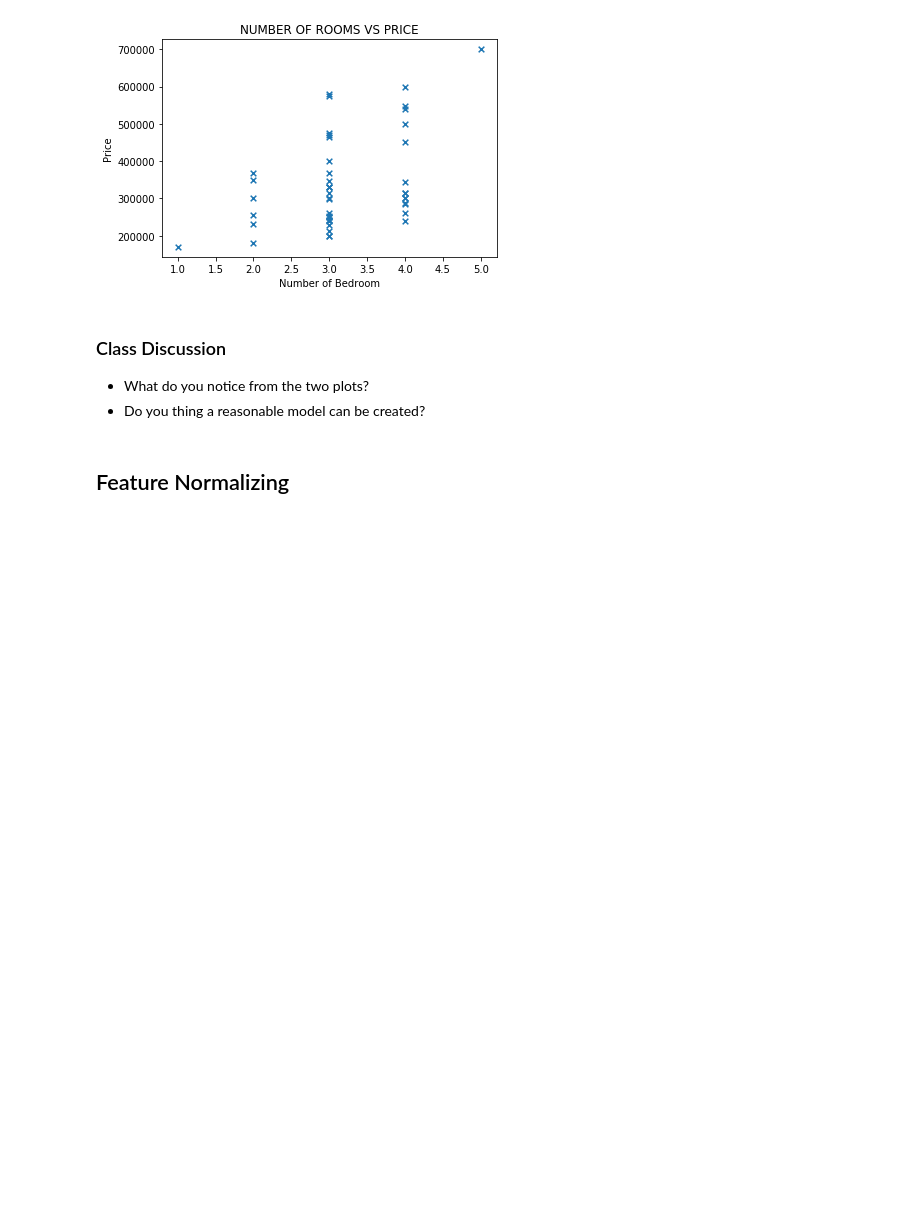
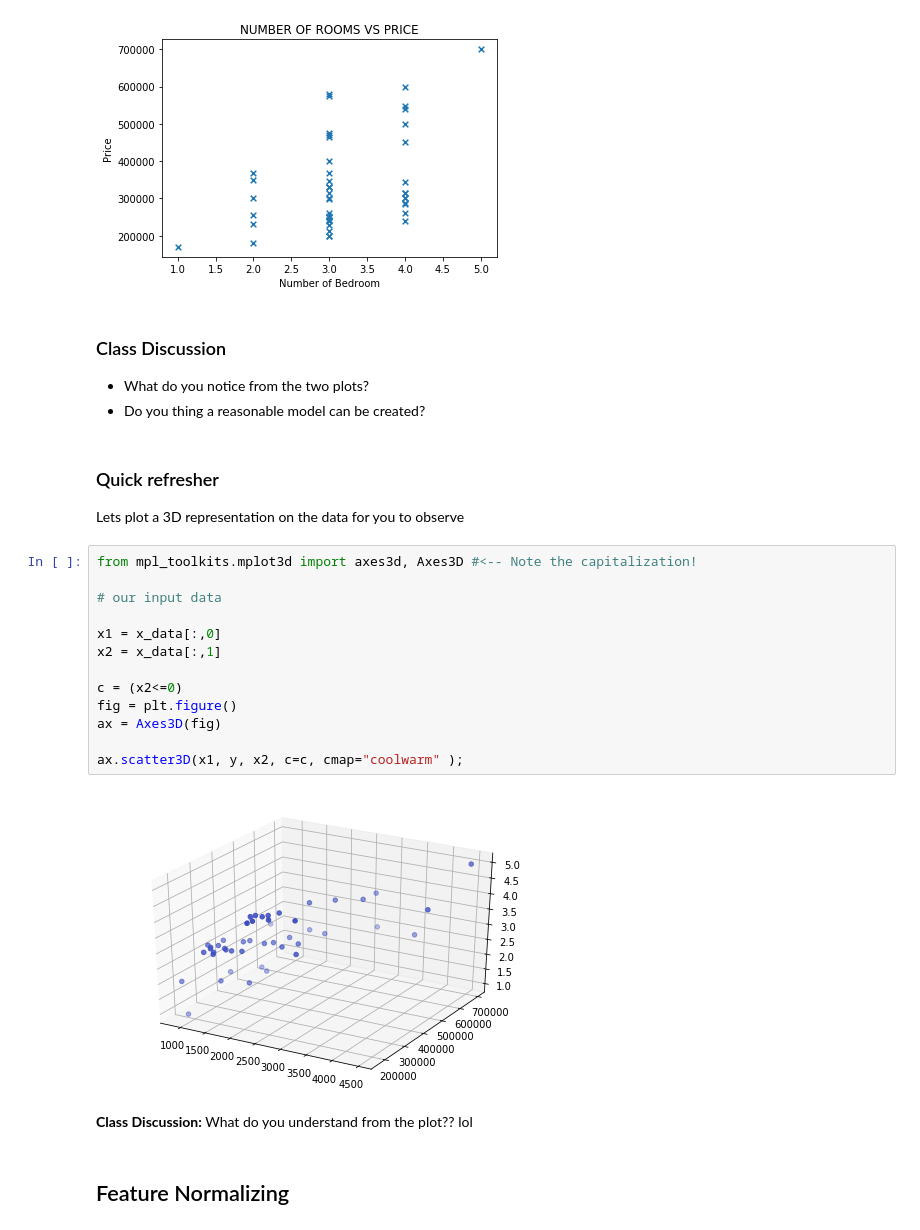
Before and after one commit to kennydukor/Lecture-Notebooks-For-AI-Saturday-Lagos, a Jupyter notebook: WEEK 7/Multi variable.ipynb, the cells around one changed output. Drawn from its saved outputs; the diff is of its cells as text; blank space fills up the shorter version.

```diff
--- a/WEEK 7/Multi variable.ipynb
+++ b/WEEK 7/Multi variable.ipynb
@@ -88,5 +88,26 @@ Text(0.5, 1.0, 'NUMBER OF ROOMS VS PRICE')
 
 - What do you notice from the two plots?
 - Do you thing a reasonable model can be created?
+# %% [markdown]
+### Quick refresher
+
+Lets plot a 3D representation on the data for you to observe
+# %%
+from mpl_toolkits.mplot3d import axes3d, Axes3D #<-- Note the capitalization!
+
+# our input data
+
+x1 = x_data[:,0]
+x2 = x_data[:,1]
+
+c = (x2<=0)
+fig = plt.figure()
+ax = Axes3D(fig)
+
+ax.scatter3D(x1, y, x2, c=c, cmap="coolwarm" );
+# %% [output]
+[figure, added]
+# %% [markdown]
+**Class Discussion:** What do you understand from the plot?? lol
 # %% [markdown]
 ## Feature Normalizing
```
Also changed, not shown: parts of 25 cells of this notebook, 1 other file.
